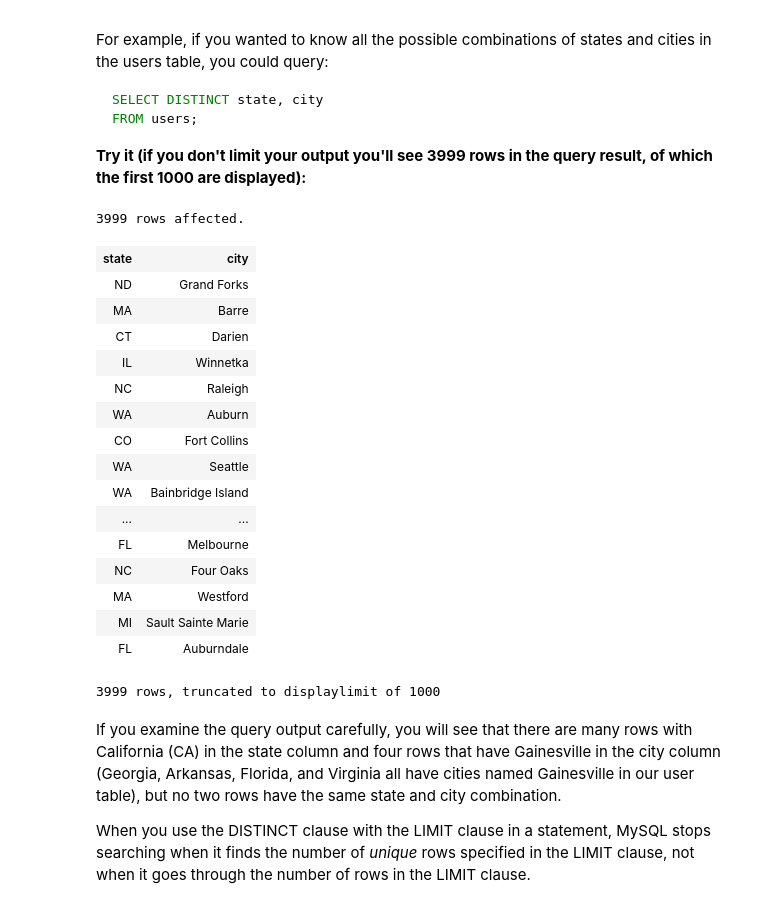
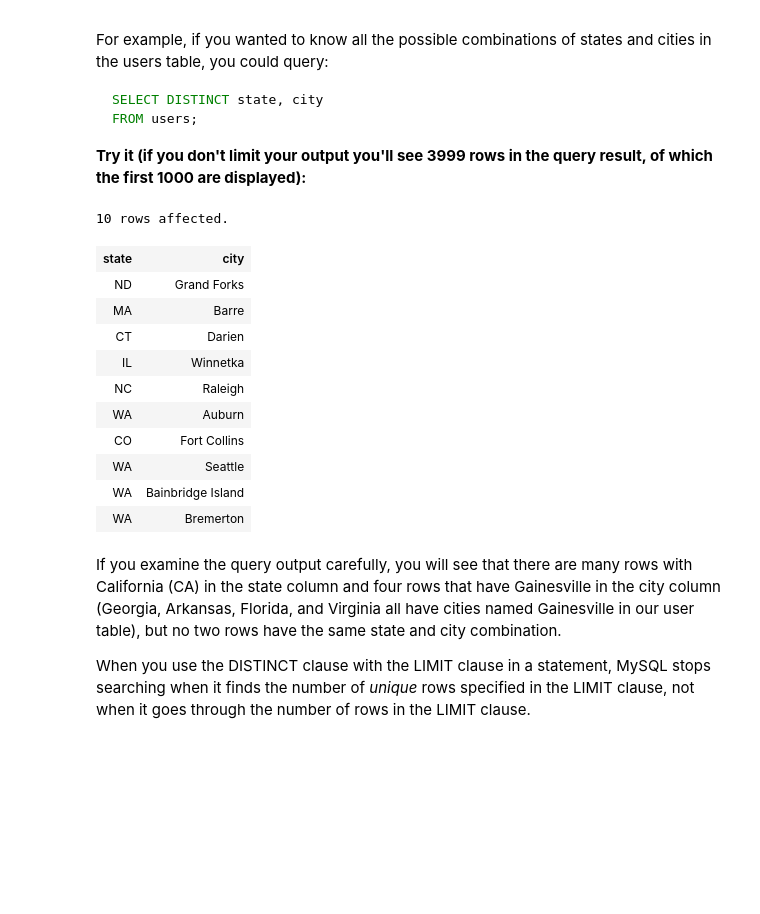
Before and after one commit to mchotfunk/Managing-BigData-With-MySQL, a Jupyter notebook: MySQL_03_Formatting_Selected_Data.ipynb, the cells around one changed output. Cells and saved outputs as stored; diff of their text form; code cells hidden in the pictures; blank space fills up the shorter version.

```diff
--- a/MySQL_03_Formatting_Selected_Data.ipynb
+++ b/MySQL_03_Formatting_Selected_Data.ipynb
@@ -118,26 +113,21 @@ FROM users;
 # %%
 %%sql
 SELECT DISTINCT state, city
-FROM users;
+FROM users
+LIMIT 10;
 # %% [output]
-3999 rows affected.
+10 rows affected.
 | state | city |
 | ND | Grand Forks |
 | MA | Barre |
 | CT | Darien |
 | IL | Winnetka |
 | NC | Raleigh |
 | WA | Auburn |
 | CO | Fort Collins |
 | WA | Seattle |
 | WA | Bainbridge Island |
-| ... | ... |
-| FL | Melbourne |
-| NC | Four Oaks |
-| MA | Westford |
-| MI | Sault Sainte Marie |
-| FL | Auburndale |
+| WA | Bremerton |
-3999 rows, truncated to displaylimit of 1000
 # %% [markdown]
 If you examine the query output carefully, you will see that there are many rows with California (CA) in the state column and four rows that have Gainesville in the city column (Georgia, Arkansas, Florida, and Virginia all have cities named Gainesville in our user table), but no two rows have the same state and city combination.
 
```
Also changed, not shown: parts of 7 cells of this notebook, 1 other file.
